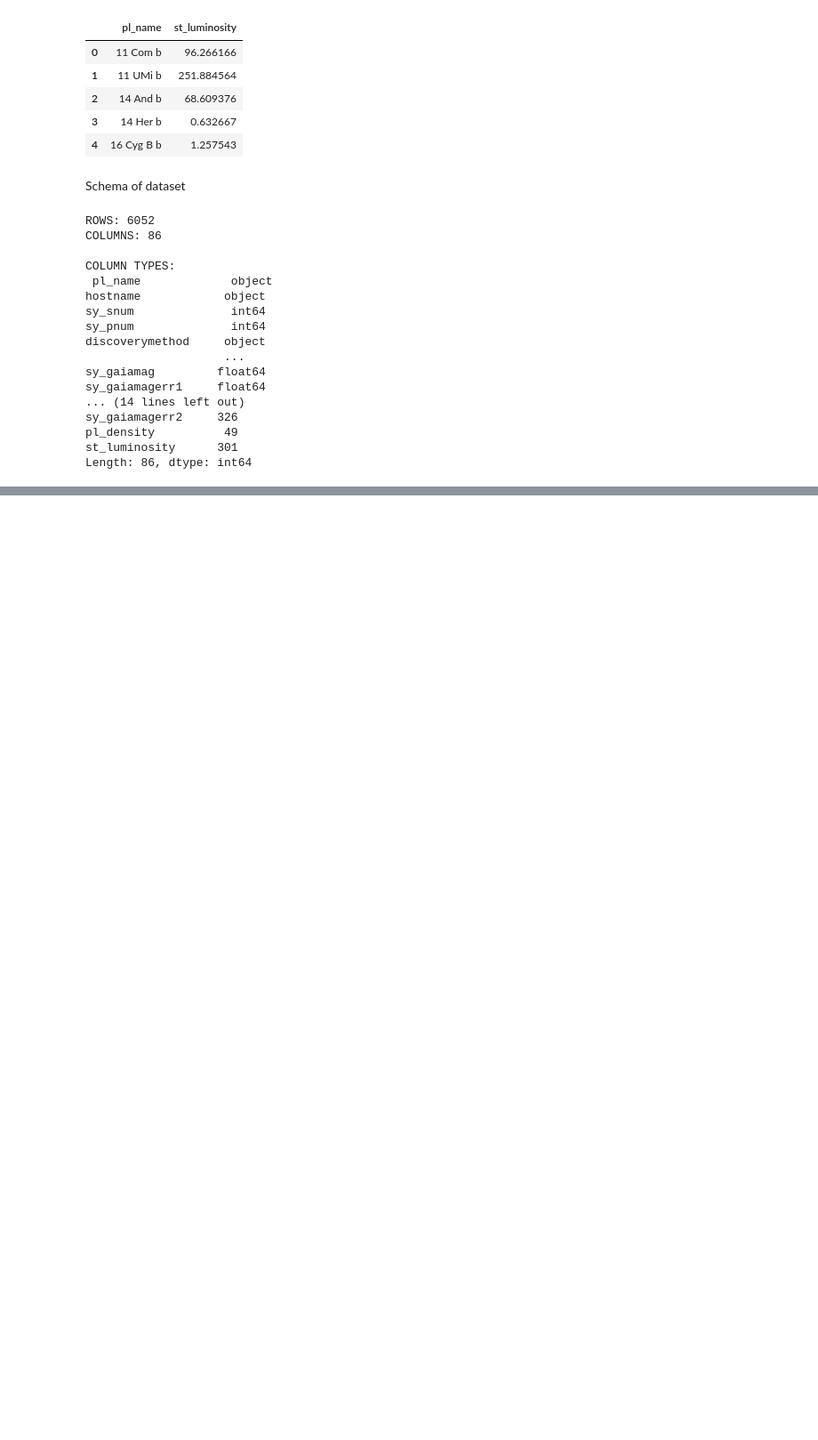
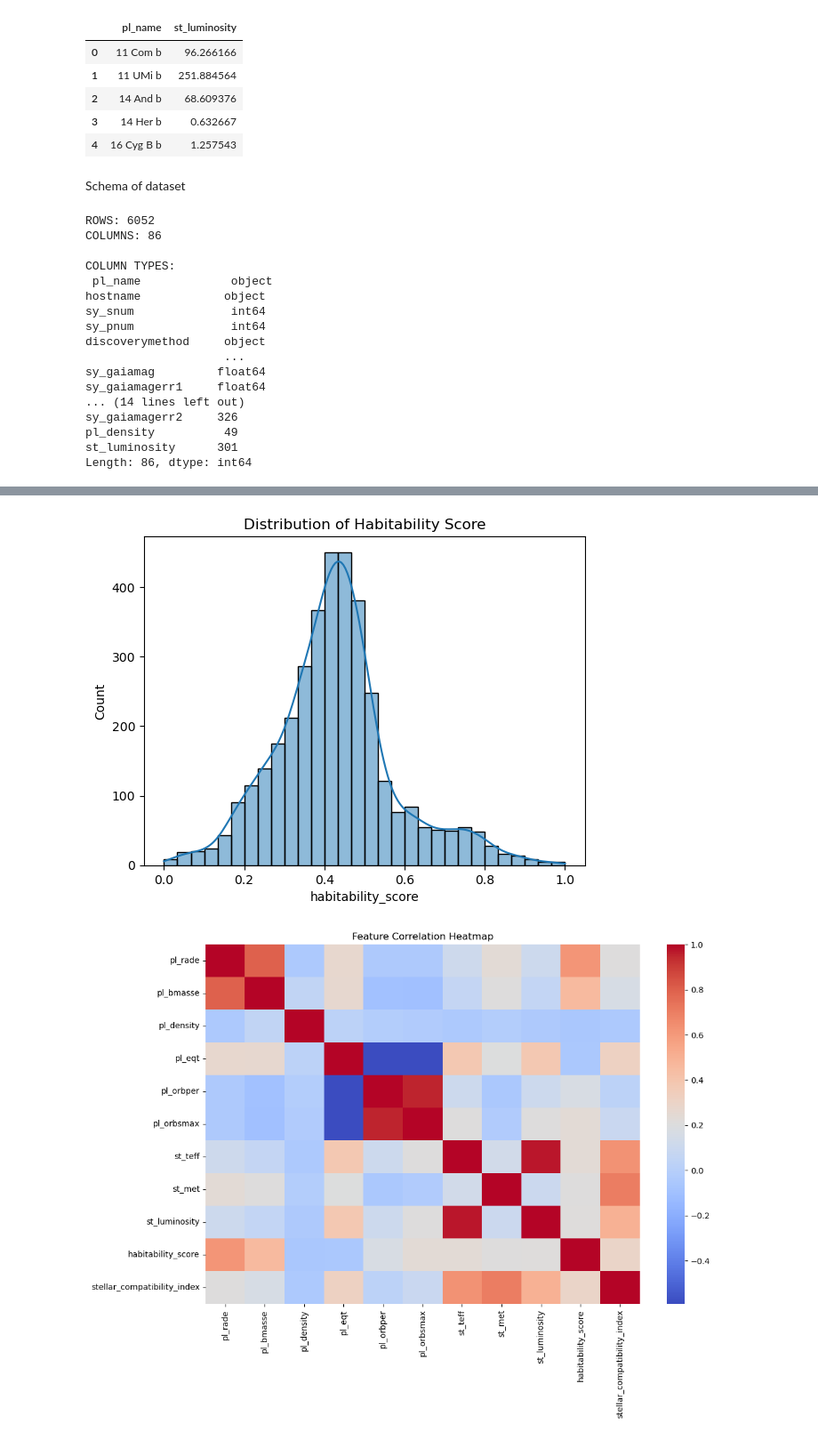
Before and after one commit to shabnam-tech/exoplanet, a Jupyter notebook: exoplanets_analysis.ipynb, the cells around one changed output, grey strips where cells are left out. Shown: that part at 89% size. Saved outputs shown, nothing was run; the diff lists cells and outputs as text; code cells hidden in the pictures; blank space fills up the shorter version.

```diff
--- a/exoplanets_analysis.ipynb
+++ b/exoplanets_analysis.ipynb
@@ -76,0 +151,3 @@ Length: 86, dtype: int64
+# %%
+#Filling Spectral Type using Mode -> Since it is categorical
+df_main["st_spectype"] = df_main["st_spectype"].fillna(df_main["st_spectype"].mode()[0])
@@ -76,0 +174,4 @@ Length: 86, dtype: int64
+# %%
+#Categorical column -> st_spectype (Star Type)
+#Let us perform One Hot Encoding on this column
+df_main = pd.get_dummies(df_main, columns=["st_spectype"], prefix="star", drop_first=True)
@@ -76,0 +217,20 @@ Length: 86, dtype: int64
+# %%
+#STELLAR COMPATABILITY INDEX
+stellar_features = ["st_teff", "st_met", "st_luminosity"]
+
+df_main[stellar_features] = scaler.fit_transform(
+    df_main[stellar_features]
+)
+
+df_main["stellar_compatibility_index"] = (
+    0.4 * (1 - abs(df_main["st_teff"] - 0.5)) +
+    0.3 * df_main["st_met"] +
+    0.3 * (1 - abs(df_main["st_luminosity"] - 0.5))
+)
+# %%
+#Normalizing numerical features
+exclude_cols = ["pl_name", "hostname"]
+num_cols_final = df_main.select_dtypes(include=["float64", "int64"]).columns
+
+scaler = MinMaxScaler()
+df_main[num_cols_final] = scaler.fit_transform(df_main[num_cols_final])
@@ -76,0 +251,21 @@ Length: 86, dtype: int64
+# %%
+import matplotlib.pyplot as plt
+import seaborn as sns
+
+# Distribution of Habitability Score
+sns.histplot(df_main["habitability_score"], bins=30, kde=True)
+plt.title("Distribution of Habitability Score")
+plt.show()
+
+# Correlation Heatmap
+plt.figure(figsize=(12,8))
+sns.heatmap(
+    df_main[num_cols_final].corr(),
+    cmap="coolwarm",
+    annot=False
+)
+plt.title("Feature Correlation Heatmap")
+plt.show()
+# %% [output]
+[figure, added]
+[figure, added]
```
Also changed, not shown: parts of 12 cells of this notebook.
